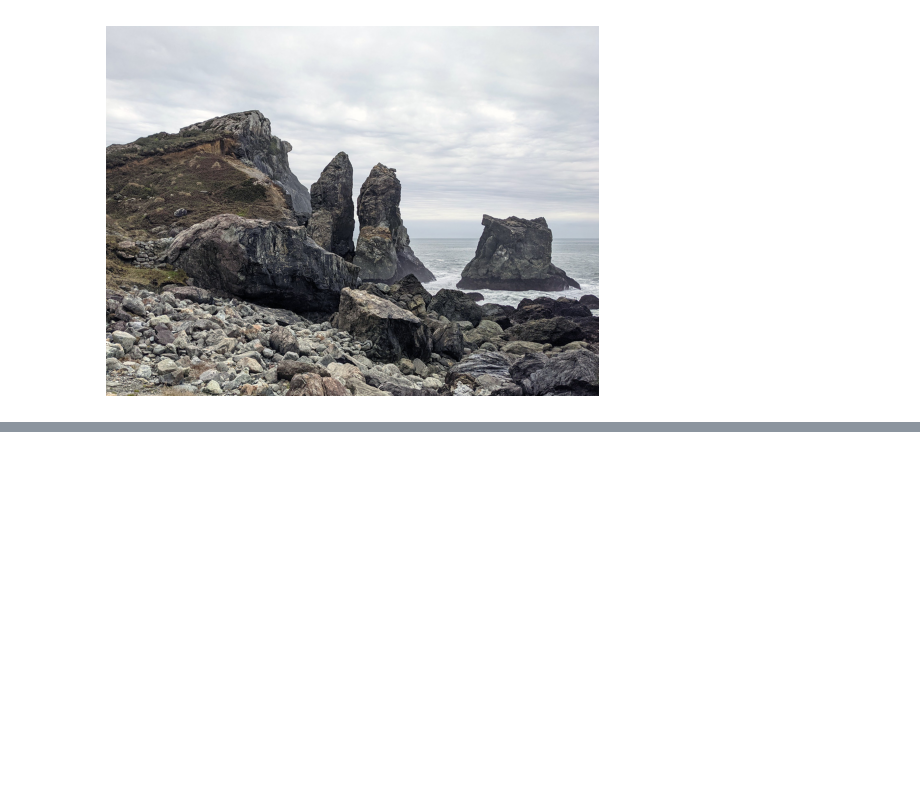
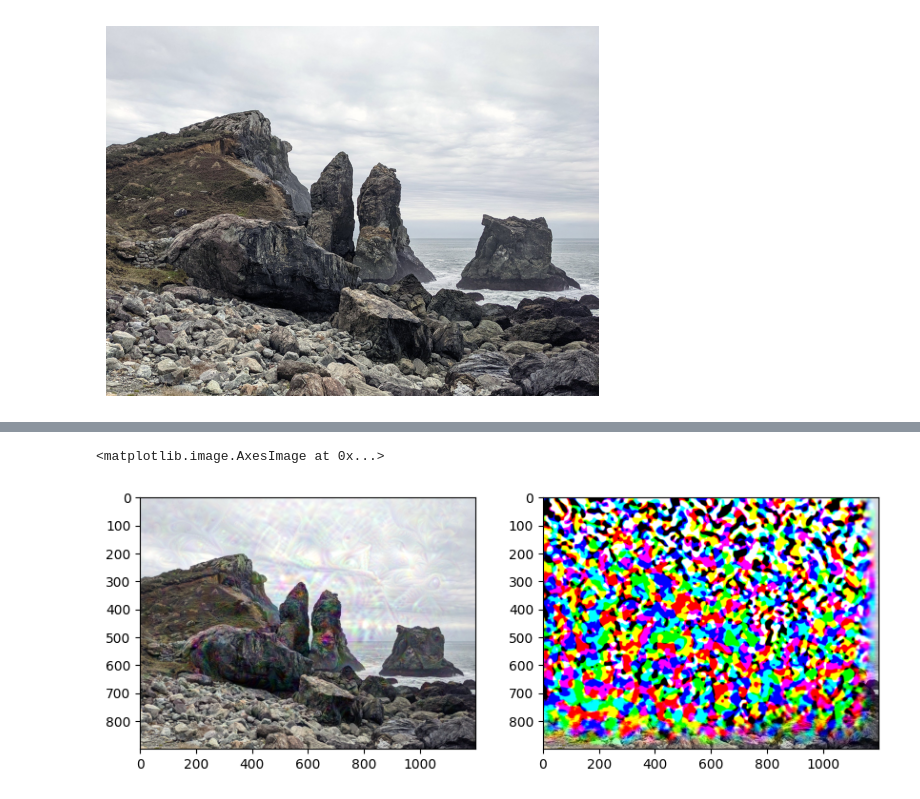
Before and after one commit to dominiksakic/generative_ai, a Jupyter notebook: deepDream.ipynb, the cells around one changed output, grey strips where cells are left out. Saved outputs shown, nothing was run; the diff lists cells and outputs as text; code cells hidden in the pictures; blank space fills up the shorter version.

Commit message:
feat: run a gradient descent against the image and layer activations.

```diff
--- a/deepDream.ipynb
+++ b/deepDream.ipynb
@@ -175,0 +231,13 @@ Received: inputs=Tensor(shape=(1, 642, 857, 3))
+# %%
+from tensorflow.keras.utils import load_img, img_to_array
+
+img1 = img_to_array(load_img("dream.png"))
+img2 = img_to_array(load_img("anti-dream.png"))
+
+
+fig, axs = plt.subplots(1, 2, figsize=(10, 5))
+axs[0].imshow(img1.astype("uint8"))
+axs[1].imshow(img2.astype("uint8"))
+# %% [output]
+<matplotlib.image.AxesImage at 0x...>
+[figure, added]
```
Also changed, not shown: parts of 3 cells of this notebook.
